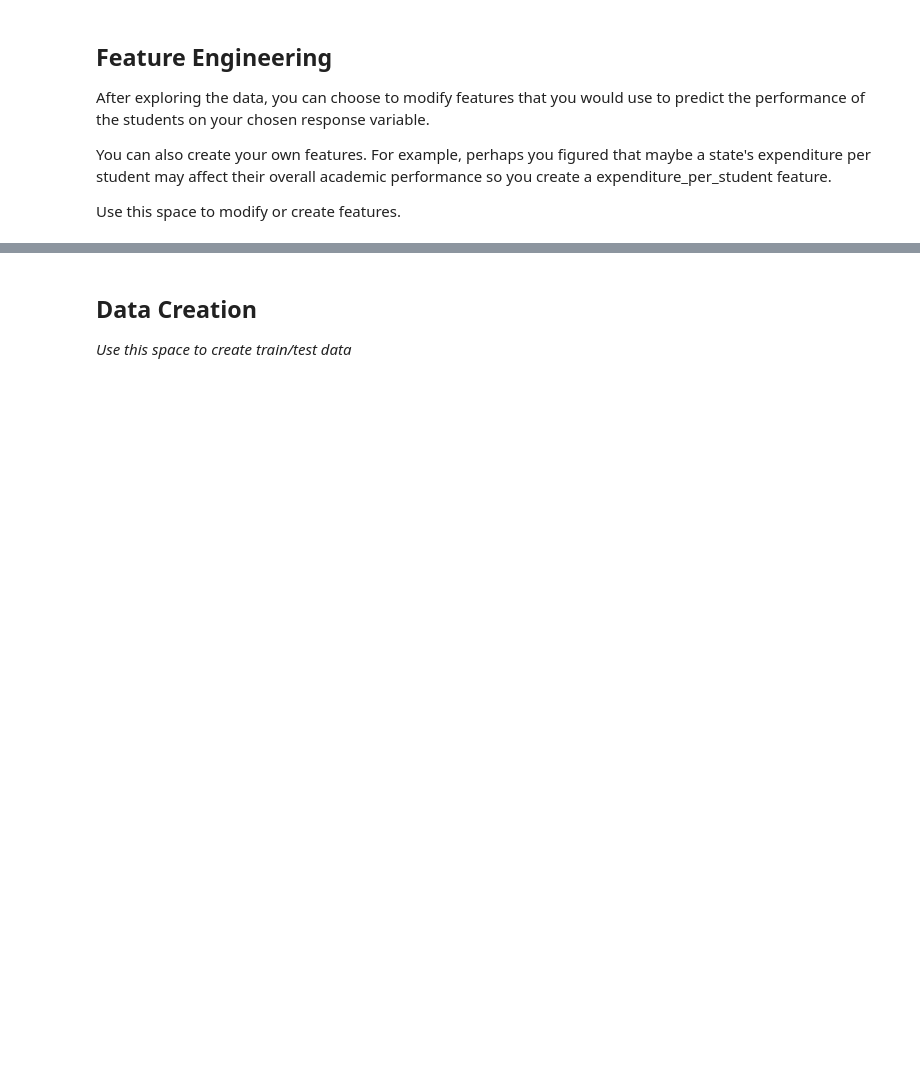
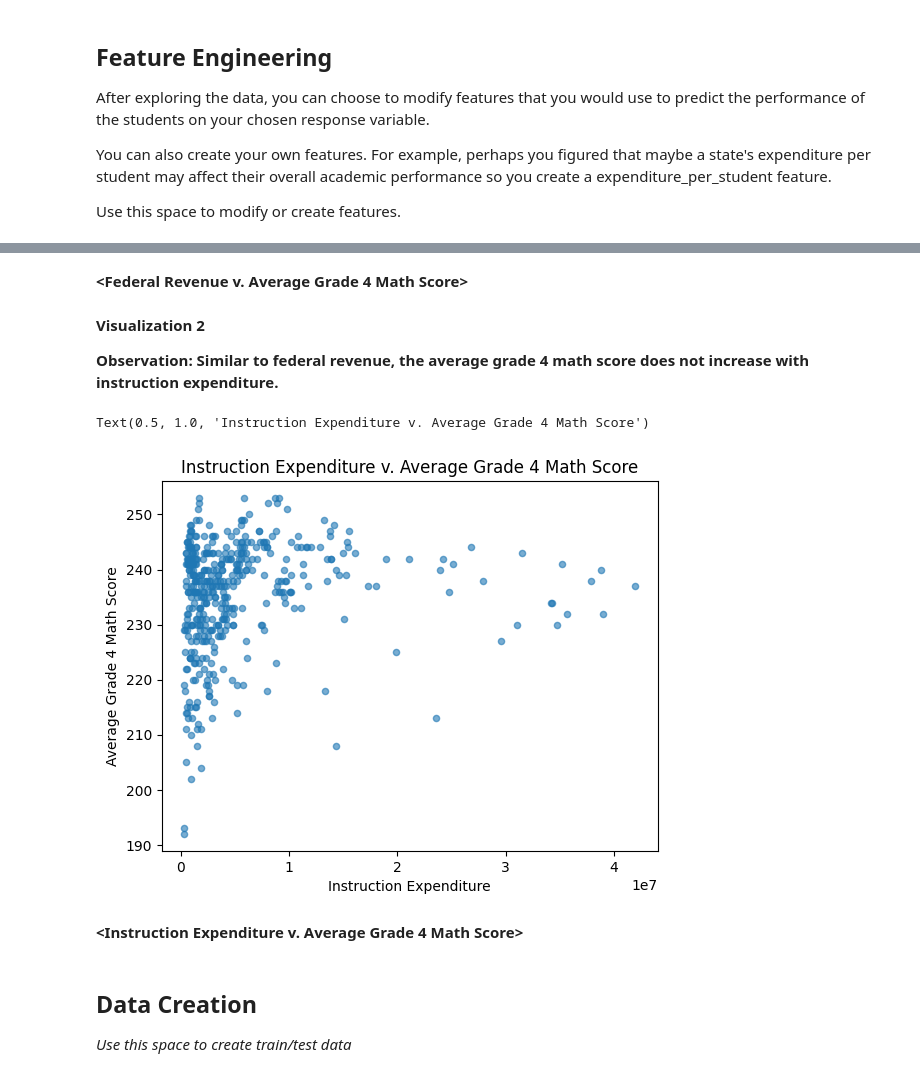
Before and after one commit to dkimumich/MDST-Tutorial, a Jupyter notebook: tutorial1/checkpoint1.ipynb, the cells around one changed output, grey strips where cells are left out. Cells and saved outputs as stored; diff of their text form; code cells hidden in the pictures; blank space fills up the shorter version.

```diff
--- a/tutorial1/checkpoint1.ipynb
+++ b/tutorial1/checkpoint1.ipynb
@@ -113,3 +160,19 @@ Investigate the relationship between your chosen response variable and at least
+# %% [markdown]
+**<Federal Revenue v. Average Grade 4 Math Score>**
+# %% [markdown]
+**Visualization 2**
+
+**Observation: Similar to federal revenue, the average grade 4 math score does not increase with instruction expenditure.**
+# %%
+su.plot.scatter(x='INSTRUCTION_EXPENDITURE', y='AVG_MATH_4_SCORE', alpha=0.6)
+plt.xlabel('Instruction Expenditure')
+plt.ylabel('Average Grade 4 Math Score')
+plt.title('Instruction Expenditure v. Average Grade 4 Math Score')
+# %% [output]
+Text(0.5, 1.0, 'Instruction Expenditure v. Average Grade 4 Math Score')
+[figure, added]
+# %% [markdown]
+**<Instruction Expenditure v. Average Grade 4 Math Score>**
 # %% [markdown]
 <h2> Data Creation </h2>
 
```
Also changed, not shown: parts of 29 cells of this notebook, 2 other files.
